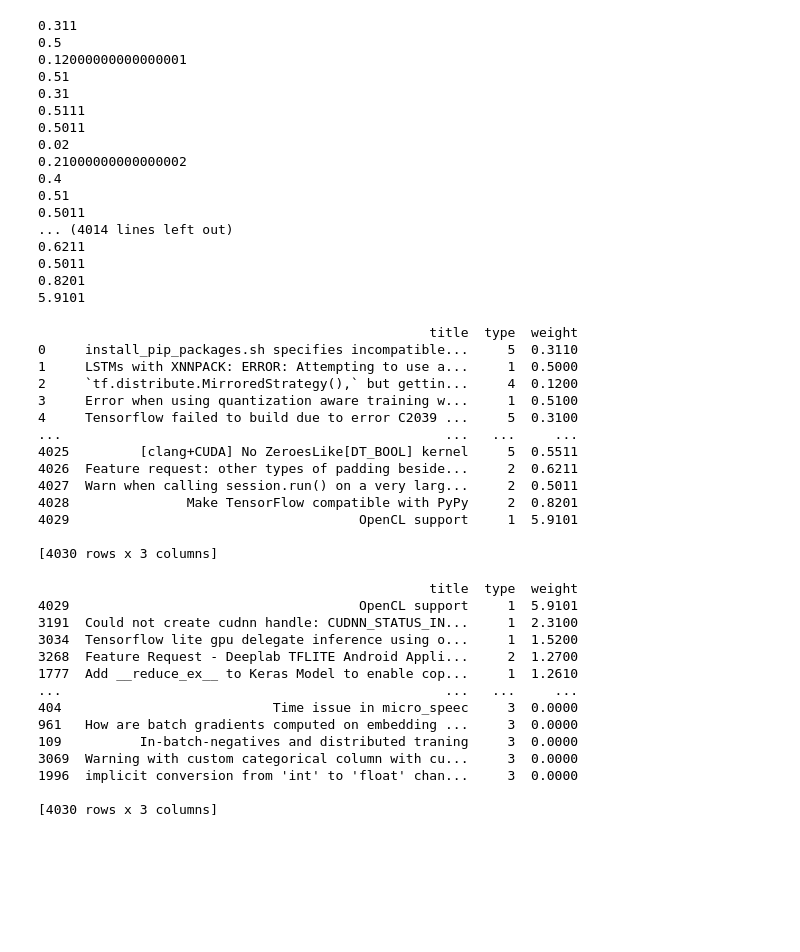
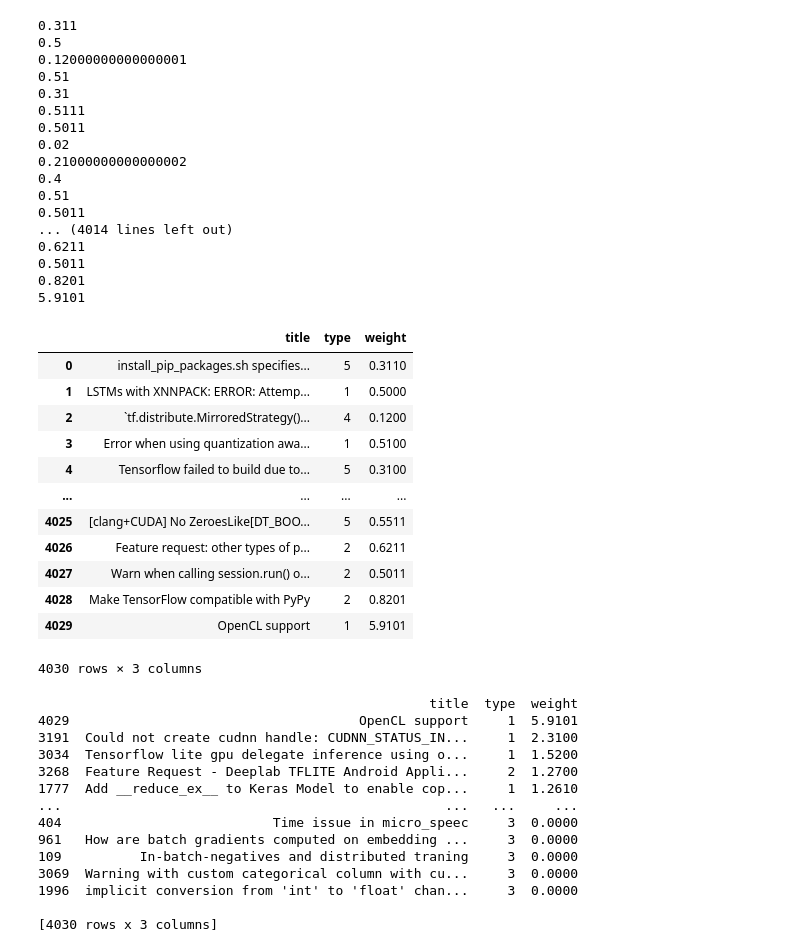
Before and after one commit to r-shakya/tool-development, a Jupyter notebook: module6/demo-1.ipynb, the cells around one changed output. Saved outputs shown, nothing was run; the diff lists cells and outputs as text; code cells hidden in the pictures; blank space fills up the shorter version.

```diff
--- a/module6/demo-1.ipynb
+++ b/module6/demo-1.ipynb
@@ -317,8 +319,14 @@ print(len(predicted_num))
 3318
 # %%
 #print labeled issues and their type and predicted values
+t1=[]
+t2=[]
 for i in range(len(labeled_issues)):
+
     print()
+    t1.append(labeled_issues[i])
+    t2.append(predicted_num[i])
+
     print(labeled_issues[i],"  ",labeled_issues_num[i],"  ",predicted_num[i])
 # %% [output]
 install_pip_packages.sh specifies incompatible version combo for pylint and astroid    5    1
@@ -587,35 +595,34 @@ for i in range(len(w)):
 # %%
 #-----------------------------print all the issues with their, type and weight
 list_of_issues_titles=issues_titles
 list_of_issues_types=issue_num
 list_of_issues_weights=w
 
 import pandas as pd
 
 mydataset = {
   'title': list_of_issues_titles,
   'type': list_of_issues_types,
   'weight': list_of_issues_weights
 }
 
 myvar = pd.DataFrame(mydataset)
 
-print(myvar)
+(myvar)
 # %% [output]
+|  | title | type | weight |
+| 0 | install_pip_packages.sh specifies... | 5 | 0.3110 |
+| 1 | LSTMs with XNNPACK: ERROR: Attemp... | 1 | 0.5000 |
+| 2 | `tf.distribute.MirroredStrategy()... | 4 | 0.1200 |
+| 3 | Error when using quantization awa... | 1 | 0.5100 |
+| 4 | Tensorflow failed to build due to... | 5 | 0.3100 |
+| ... | ... | ... | ... |
+| 4025 | [clang+CUDA] No ZeroesLike[DT_BOO... | 5 | 0.5511 |
+| 4026 | Feature request: other types of p... | 2 | 0.6211 |
+| 4027 | Warn when calling session.run() o... | 2 | 0.5011 |
+| 4028 | Make TensorFlow compatible with PyPy | 2 | 0.8201 |
+| 4029 | OpenCL support | 1 | 5.9101 |
-                                                  title  type  weight
-0     install_pip_packages.sh specifies incompatible...     5  0.3110
-1     LSTMs with XNNPACK: ERROR: Attempting to use a...     1  0.5000
-2     `tf.distribute.MirroredStrategy(),` but gettin...     4  0.1200
-3     Error when using quantization aware training w...     1  0.5100
-4     Tensorflow failed to build due to error C2039 ...     5  0.3100
-...                                                 ...   ...     ...
-4025         [clang+CUDA] No ZeroesLike[DT_BOOL] kernel     5  0.5511
-4026  Feature request: other types of padding beside...     2  0.6211
-4027  Warn when calling session.run() on a very larg...     2  0.5011
-4028               Make TensorFlow compatible with PyPy     2  0.8201
-4029                                     OpenCL support     1  5.9101
-
-[4030 rows x 3 columns]
+4030 rows × 3 columns
 # %%
 #--------------------------------------print all the issues in descending order----------------------------------------
 print(myvar.sort_values(by=['weight'], ascending=False))
```
Also changed, not shown: parts of 8 cells of this notebook, 1 other file.
